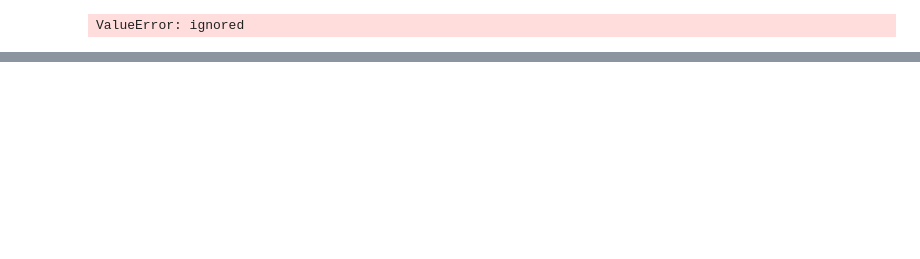
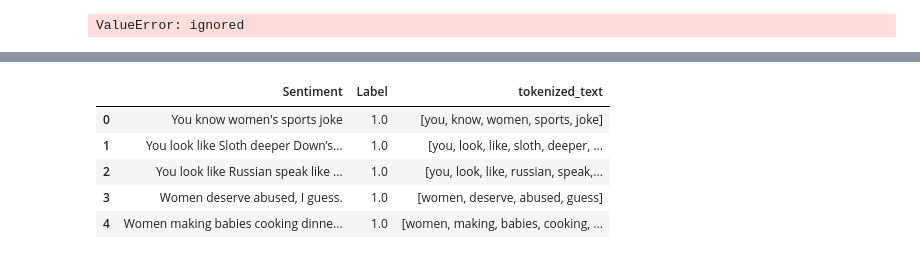
Before and after one commit to Aamirrafi/Aamirrafi.github.io, a Jupyter notebook: LogisticregressionUsingWord2Vec.ipynb, the cells around one changed output, grey strips where cells are left out. Cells and saved outputs as stored; diff of their text form; code cells hidden in the pictures; blank space fills up the shorter version.

```diff
--- a/LogisticregressionUsingWord2Vec.ipynb
+++ b/LogisticregressionUsingWord2Vec.ipynb
@@ -188,0 +272,9 @@ tweet_w2v.most_similar('a')
+# %%
+df.head()
+# %% [output]
+|  | Sentiment | Label | tokenized_text |
+| 0 | You know women's sports joke | 1.0 | [you, know, women, sports, joke] |
+| 1 | You look like Sloth deeper Down’s... | 1.0 | [you, look, like, sloth, deeper, ... |
+| 2 | You look like Russian speak like ... | 1.0 | [you, look, like, russian, speak,... |
+| 3 | Women deserve abused, I guess. | 1.0 | [women, deserve, abused, guess] |
+| 4 | Women making babies cooking dinne... | 1.0 | [women, making, babies, cooking, ... |
```
Also changed, not shown: parts of 37 cells of this notebook.
